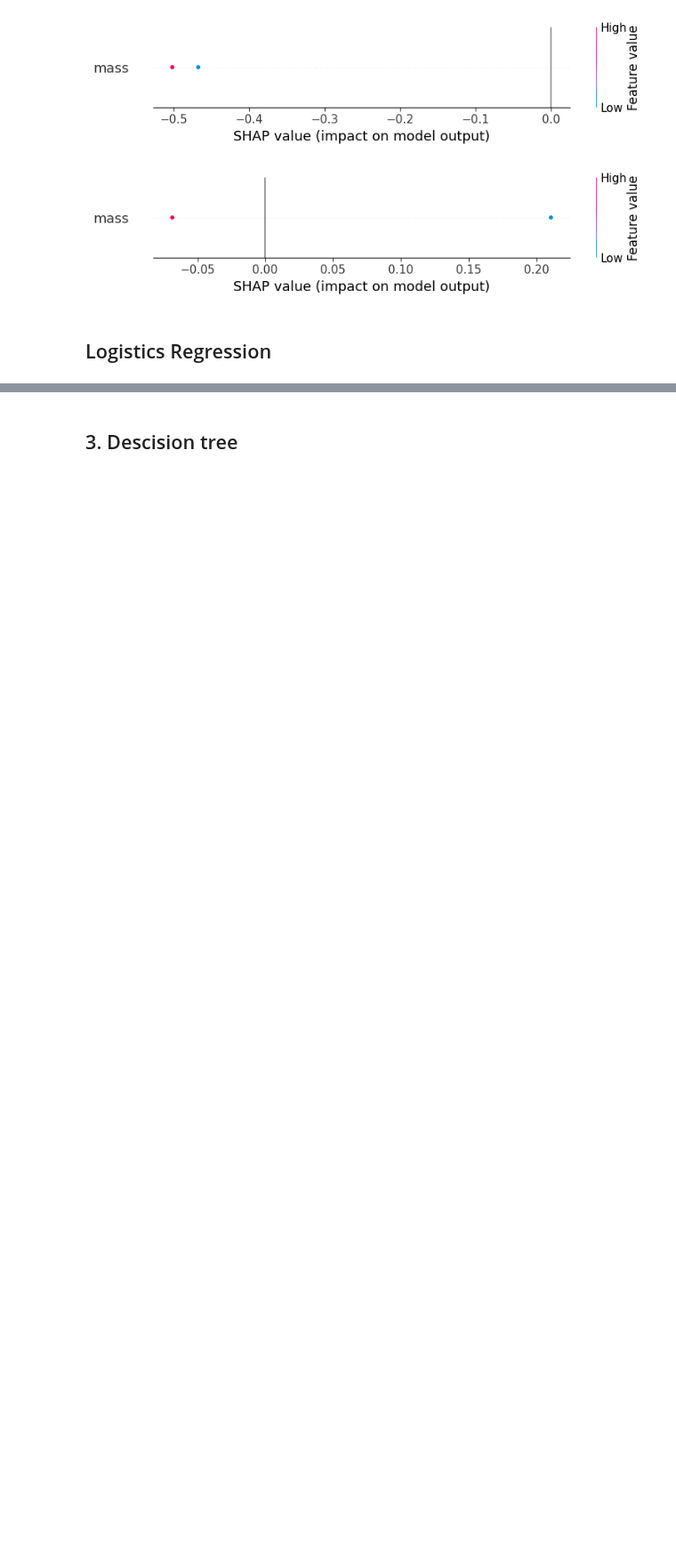
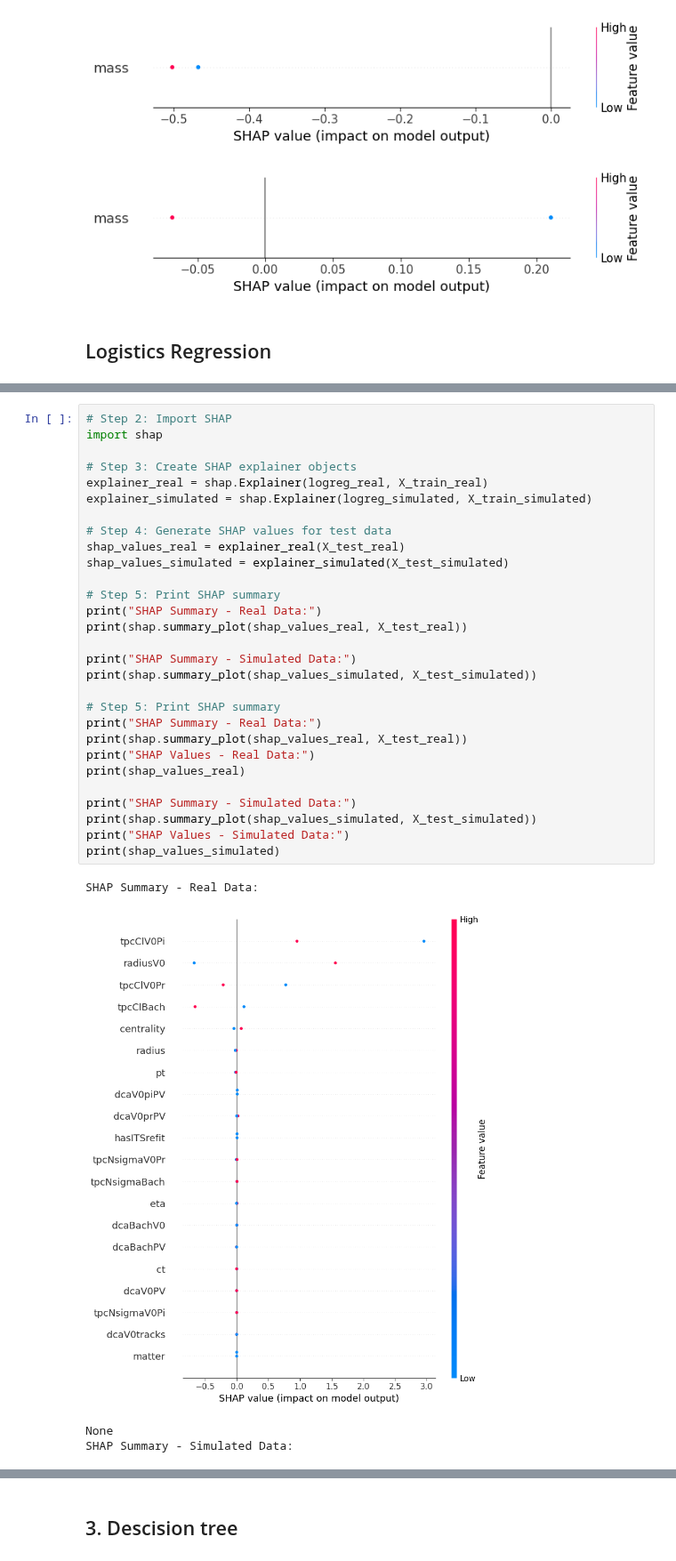
Before and after one commit to robertnesterodhiambo/Advanced_Data_analysis, a Jupyter notebook: viuzlization (copy).ipynb, the cells around one changed output, grey strips where cells are left out. Shown at 89% size. Cells and saved outputs as stored; diff of their text form; blank space fills up the shorter version.

Commit message:
shap and slime models test

```diff
--- a/viuzlization (copy).ipynb
+++ b/viuzlization (copy).ipynb
@@ -431,0 +432,34 @@ weighted avg       0.61      0.61      0.60   1104455
+# %%
+# Step 2: Import SHAP
+import shap
+
+# Step 3: Create SHAP explainer objects
+explainer_real = shap.Explainer(logreg_real, X_train_real)
+explainer_simulated = shap.Explainer(logreg_simulated, X_train_simulated)
+
+# Step 4: Generate SHAP values for test data
+shap_values_real = explainer_real(X_test_real)
+shap_values_simulated = explainer_simulated(X_test_simulated)
+
+# Step 5: Print SHAP summary
+print("SHAP Summary - Real Data:")
+print(shap.summary_plot(shap_values_real, X_test_real))
+
+print("SHAP Summary - Simulated Data:")
+print(shap.summary_plot(shap_values_simulated, X_test_simulated))
+
+# Step 5: Print SHAP summary
+print("SHAP Summary - Real Data:")
+print(shap.summary_plot(shap_values_real, X_test_real))
+print("SHAP Values - Real Data:")
+print(shap_values_real)
+
+print("SHAP Summary - Simulated Data:")
+print(shap.summary_plot(shap_values_simulated, X_test_simulated))
+print("SHAP Values - Simulated Data:")
+print(shap_values_simulated)
+# %% [output]
+SHAP Summary - Real Data:
+[figure, added]
+None
+SHAP Summary - Simulated Data:
```
Also changed, not shown: parts of 23 cells of this notebook.
